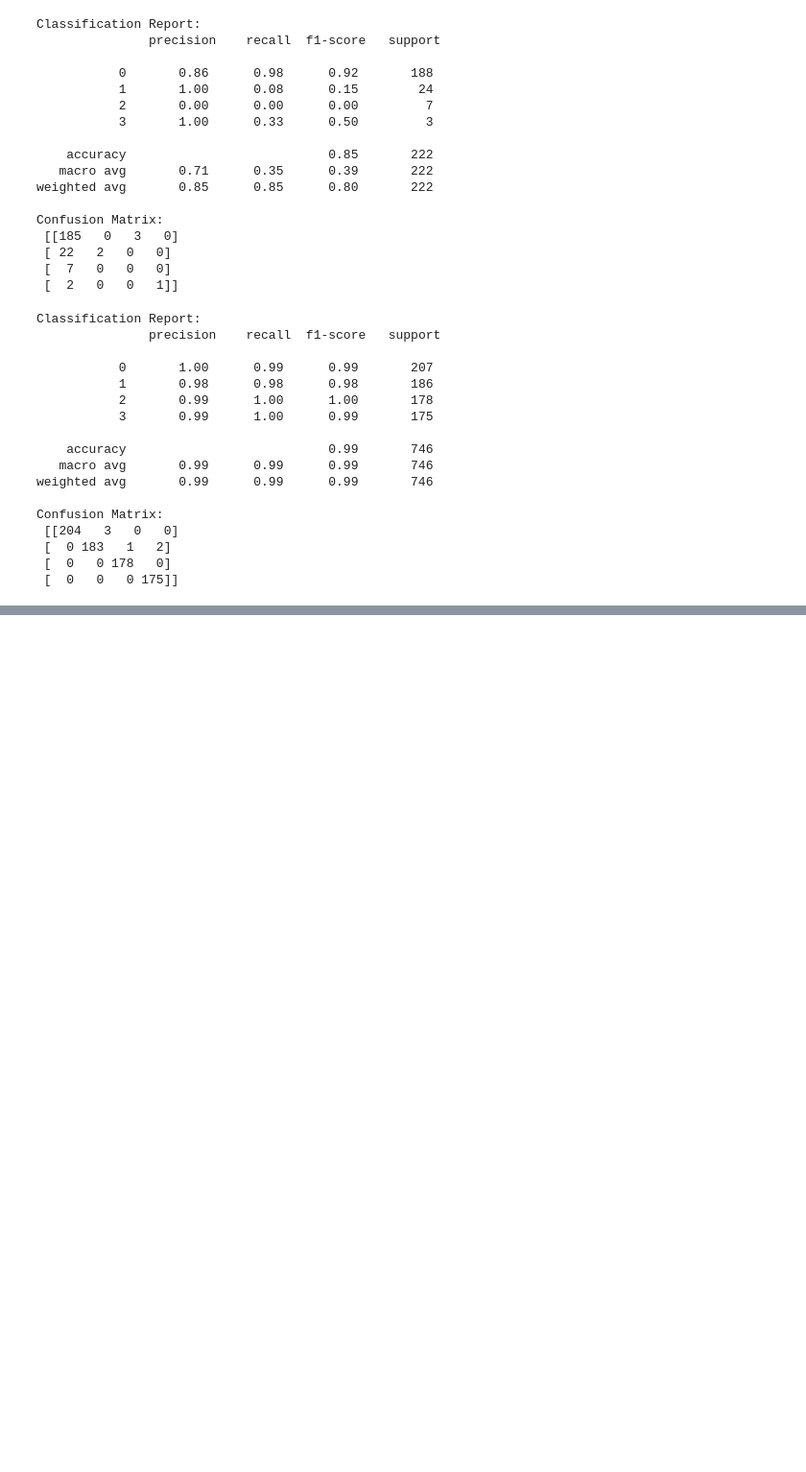
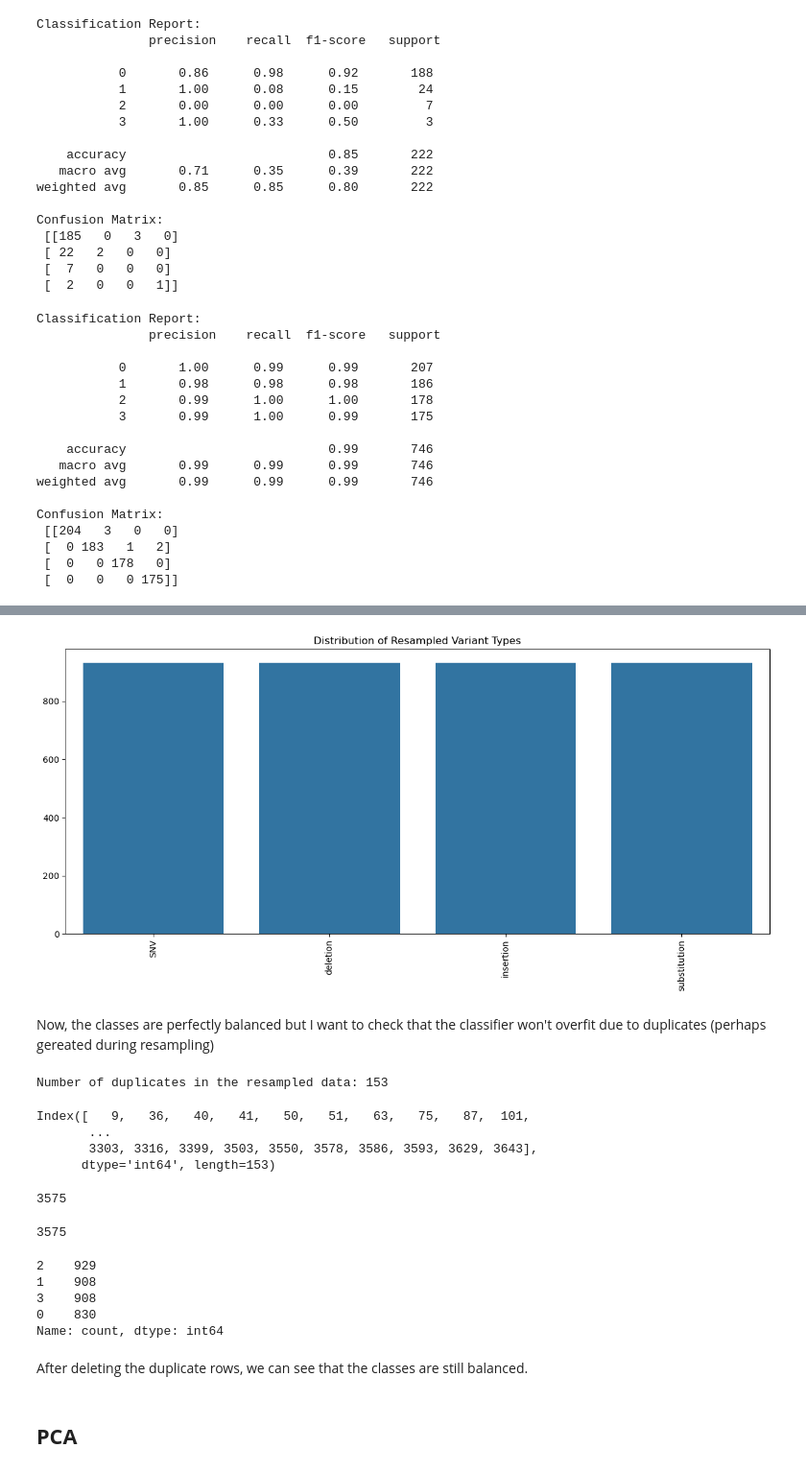
Before and after one commit to beatricecitterio/ml-repo, a Jupyter notebook: multiclass.ipynb, the cells around one changed output, grey strips where cells are left out. Shown at 96% size. Cells and saved outputs as stored; diff of their text form; code cells hidden in the pictures; blank space fills up the shorter version.

```diff
--- a/multiclass.ipynb
+++ b/multiclass.ipynb
@@ -50,0 +34,8 @@ plt.show()
+# %%
+# encode categories
+from sklearn.preprocessing import LabelEncoder
+le = LabelEncoder()
+merged_df['VariantType'] = le.fit_transform(merged_df['VariantType'])
+# check encoding
+print("SNV: 0, deletion: 1, insertion: 2, substitution: 3")
+merged_df['VariantType'].value_counts()
@@ -149,0 +180,57 @@ Confusion Matrix:
+# %%
+X = merged_df.drop(columns=['VariantType'])
+X=X.set_index('ModelID')
+y = merged_df['VariantType'].astype('category').cat.codes
+# %%
+sm = SMOTE(random_state=42, k_neighbors=5)
+# %%
+X_res, y_res = sm.fit_resample(X, y)
+# %%
+y_val=y_res.value_counts()
+plt.figure(figsize=(12, 6))
+sns.barplot(x=['SNV', 'deletion', 'insertion', 'substitution'], y=y_val.values)
+plt.xticks(rotation=90)
+plt.title("Distribution of Resampled Variant Types")
+plt.tight_layout()
+plt.show()
+# %% [output]
+[figure, added]
+# %% [markdown]
+Now, the classes are perfectly balanced but I want to check that the classifier won't overfit due to duplicates (perhaps gereated during resampling)
+# %%
+# check for duplicates and count them
+duplicates = X_res[X_res.duplicated()]
+duplicates_count = duplicates.shape[0]
+print(f"Number of duplicates in the resampled data: {duplicates_count}")
+# %% [output]
+Number of duplicates in the resampled data: 153
+# %%
+# take index of duplicates
+duplicates_index = duplicates.index
+duplicates_index
+# %% [output]
+Index([   9,   36,   40,   41,   50,   51,   63,   75,   87,  101,
+       ...
+       3303, 3316, 3399, 3503, 3550, 3578, 3586, 3593, 3629, 3643],
+      dtype='int64', length=153)
+# %%
+# delete duplicates
+X_res = X_res.drop_duplicates()
+y_res = y_res.drop(duplicates_index)
+print(len(X_res))
+len(y_res)
+# %% [output]
+3575
+3575
+# %%
+y_res.value_counts()
+# %% [output]
+2    929
+1    908
+3    908
+0    830
+Name: count, dtype: int64
+# %% [markdown]
+After deleting the duplicate rows, we can see that the classes are still balanced.
+# %% [markdown]
+## **PCA**
```
Also changed, not shown: parts of 59 cells of this notebook, 23 other files.
